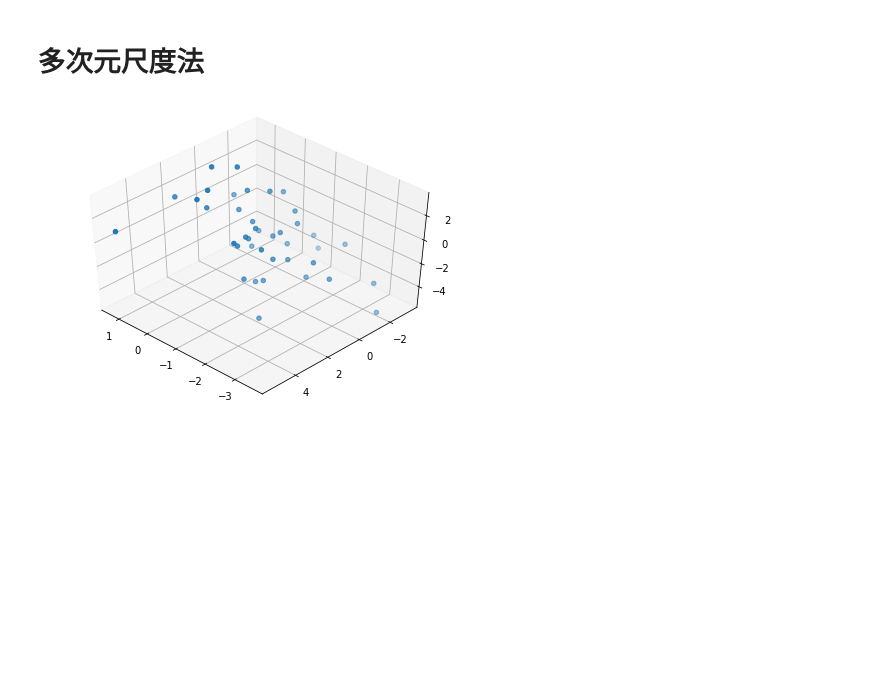
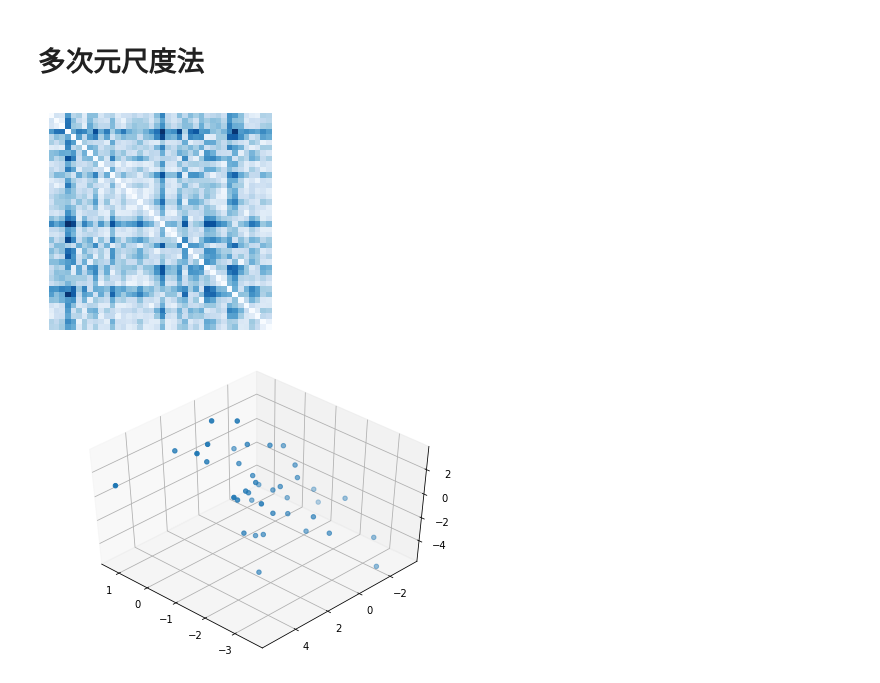
Before and after one commit to tsato-code/python_script, a Jupyter notebook: misc/plot_slide_dimension_reduction.ipynb, the cells around one changed output. Drawn from its saved outputs; the diff is of its cells as text; code cells hidden in the pictures; blank space fills up the shorter version.

```diff
--- a/misc/plot_slide_dimension_reduction.ipynb
+++ b/misc/plot_slide_dimension_reduction.ipynb
@@ -277,6 +277,19 @@ X = np.random.randn(40, 1)-1
 Y = X*0.4+1+2 * np.random.randn(40, 1)
 Z = X*2+np.random.randn(40, 1)
 data = np.c_[X, Y, Z]
+# %%
+# 距離行列（適当）
+import seaborn as sns
+from scipy.spatial import distance
+data_dist = distance.cdist(data, data, metric='euclidean')
+# data_dist = pd.pivot_table(data=data_dist)
+plt.figure(figsize=(4,4))
+sns.heatmap(data_dist, cmap='Blues', cbar=False)
+plt.xticks([])
+plt.yticks([])
+plt.show()
+# %% [output]
+[figure, added]
 # %%
 # 3dプロット
 fig = plt.figure()
```
Also changed, not shown: parts of 3 cells of this notebook.
